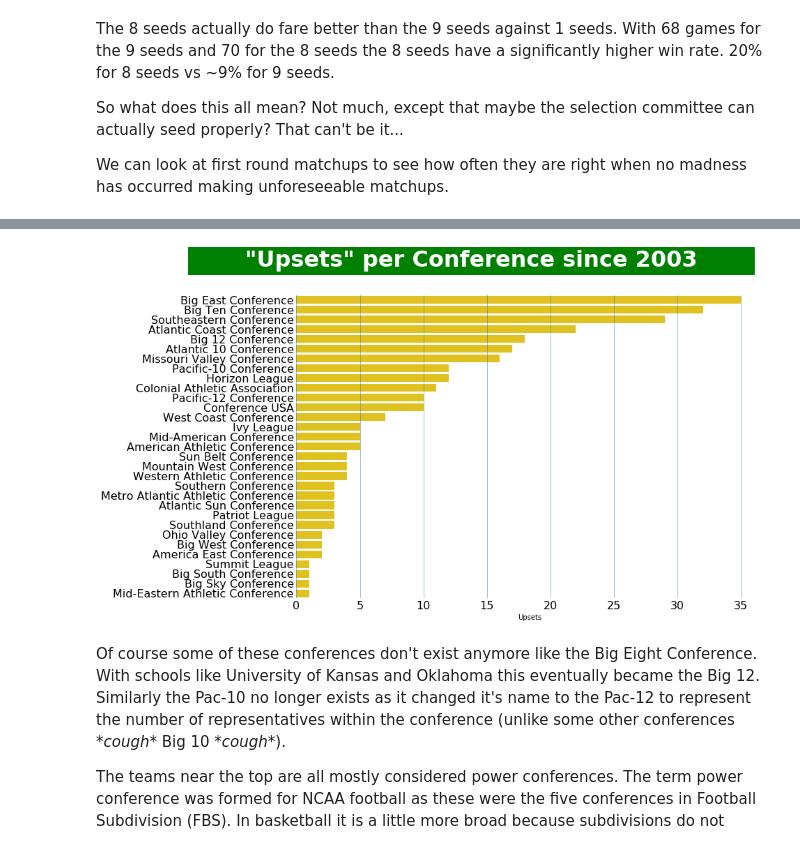
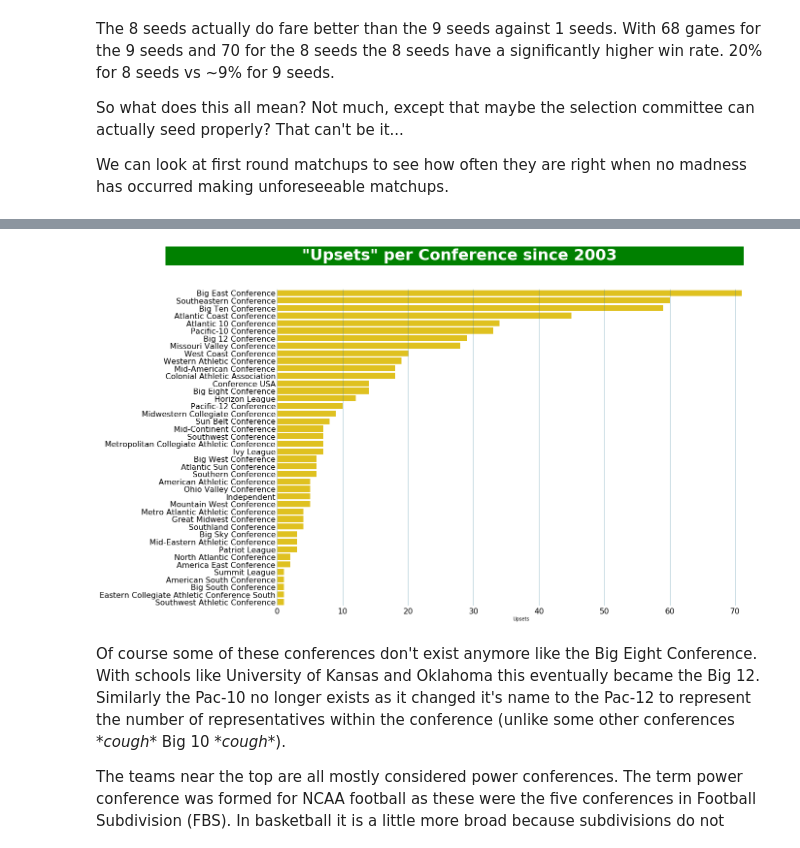
Before and after one commit to Regan831/basketball_predictions, a Jupyter notebook: EDA.ipynb, the cells around one changed output, grey strips where cells are left out. Drawn from its saved outputs; the diff is of its cells as text; code cells hidden in the pictures.

```diff
--- a/EDA.ipynb
+++ b/EDA.ipynb
@@ -5,5 +5,6 @@ import seaborn as sns
 from matplotlib.ticker import MaxNLocator
 import numpy as np
 # %%
-df_tourney_wins = pd.read_pickle('df_tourney_wins').drop('diff', axis=1)
+# df_tourney_wins = pd.read_pickle('df_tourney_wins').drop('diff', axis=1)
 df_tourney_all_games =  pd.read_pickle('df_tourney_all_games')
+df_tourney_all_games_1985 = pd.read_pickle('df_tourney_all_games_1985')
@@ -54,11 +71,12 @@ See the caveats in the documentation: http://pandas.pydata.org/pandas-docs/stabl
 # %%
+upsets = df_tourney_all_games_1985[df_tourney_all_games_1985['upset'] == True]
 upset_seed_dif = upsets.groupby('Wseed').seed_dif.mean().reset_index()
 
 fig, ax = plt.subplots(figsize=(12, 6))
 sns.barplot(data= upset_seed_dif, x='Wseed',y='seed_dif', color='#FFD700')
 plt.box(False)
 
-fig.text(x=0, y=1, s='   Average Seed Difference In Upsets Since 2003   ', fontsize=32, weight='bold', color='white', backgroundcolor='green')
+fig.text(x=0, y=1, s='   Average Seed Difference In Upsets Since 1985   ', fontsize=32, weight='bold', color='white', backgroundcolor='green')
 
 ax.yaxis.set_major_locator(MaxNLocator(integer=True, steps=[1, 2, 5, 10]))
 ax.yaxis.grid(which='both', linewidth=0.5, color='#3c7f99')
@@ -123,16 +162,16 @@ plt.xlabel('Seed'), plt.ylabel('Wins');
 # %%
-fig, ax = plt.subplots(figsize=(12, 8))
+fig, ax = plt.subplots(figsize=(18, 12))
 sns.countplot(y=upsets.WConfName, order=upsets.WConfName.value_counts().index, color='#FFD700')
 plt.box(False)
 
-fig.text(x=-0.05, y=0.95, s='       "Upsets" per Conference since 2003       ', fontsize=32, weight='bold', color='white', backgroundcolor='green')
+fig.text(x=-0.05, y=0.95, s='                         "Upsets" per Conference since 2003                       ', fontsize=32, weight='bold', color='white', backgroundcolor='green')
 
 plt.tick_params(axis='both', which='both',length=0)
 plt.tick_params(axis='both', which='major', labelsize=16)
 ax.xaxis.grid(which='both', linewidth=0.5, color='#3c7f99')
 plt.xlabel('Upsets'), plt.ylabel('');
 # %% [output]
-[figure, old version]
+[figure, new version]
 # %% [markdown]
 Of course some of these conferences don't exist anymore like the Big Eight Conference. With schools like University of Kansas and Oklahoma this eventually became the Big 12. Similarly the Pac-10 no longer exists as it changed it's name to the Pac-12 to represent the number of representatives within the conference (unlike some other conferences \**cough** Big 10 \**cough**).
 
```
Also changed, not shown: parts of 18 cells of this notebook.
